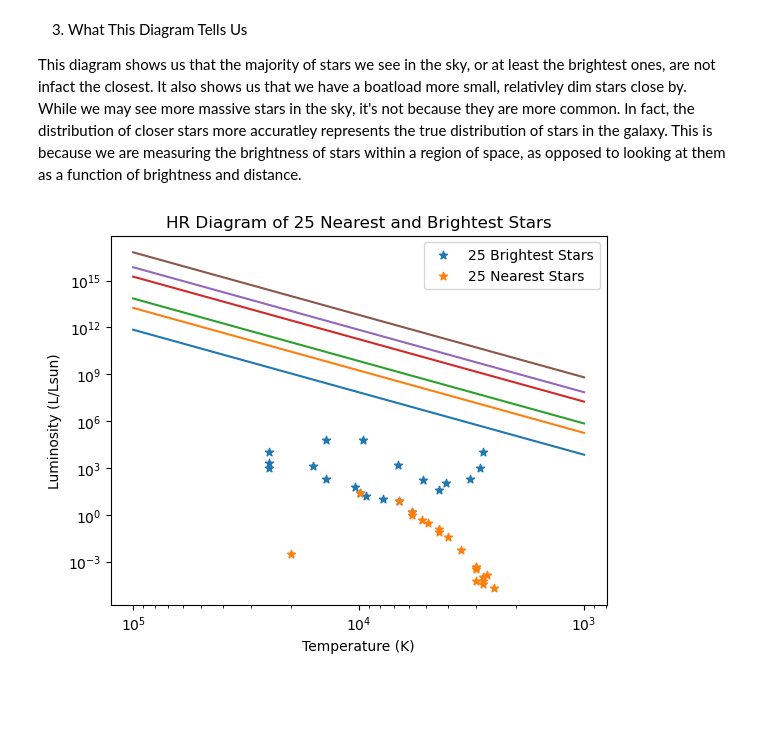
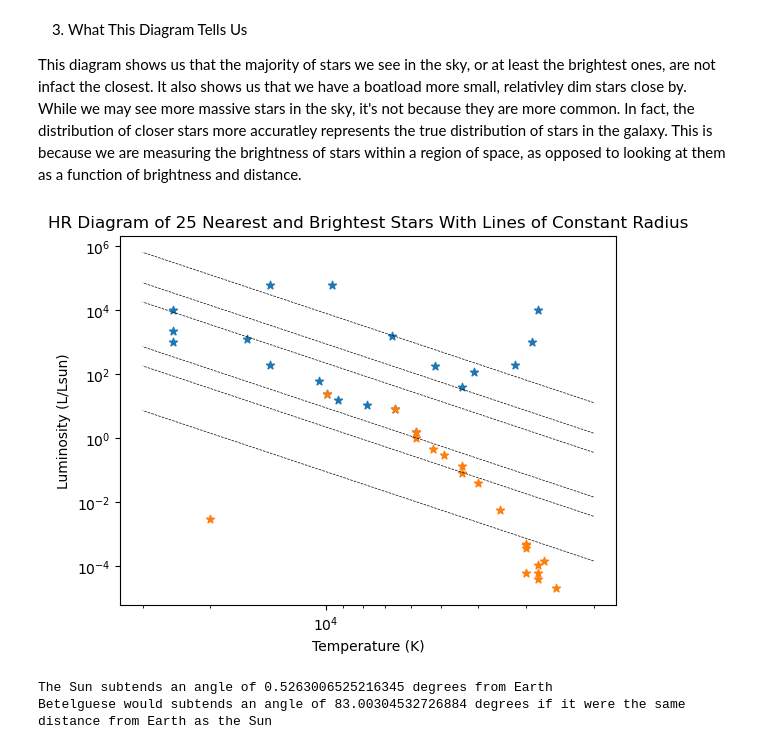
Before and after one commit to alexanderschatzberg/Physics, a Jupyter notebook: P_Sets/hr.ipynb, the cells around one changed output. Drawn from its saved outputs; the diff is of its cells as text; code cells hidden in the pictures; blank space fills up the shorter version.

```diff
--- a/P_Sets/hr.ipynb
+++ b/P_Sets/hr.ipynb
@@ -38,37 +38,55 @@ plt.gca().invert_xaxis()
 This diagram shows us that the majority of stars we see in the sky, or at least the brightest ones, are not infact the closest. It also shows us that we have a boatload more small, relativley dim stars close by. While we may see more massive stars in the sky, it's not because they are more common. In fact, the distribution of closer stars more accuratley represents the true distribution of stars in the galaxy. This is because we are measuring the brightness of stars within a region of space, as opposed to looking at them as a function of brightness and distance.
 # %%
 #4. Plot the HR diagram with lines of constant radius
-# L = 4*pi*r^2*sigma*T^4
 
 def hr_diagram(df):
-  plt.title('HR Diagram of 25 Nearest and Brightest Stars')
+  plt.title('HR Diagram of 25 Nearest and Brightest Stars With Lines of Constant Radius')
 
   plt.xlabel("Temperature (K)")
   plt.ylabel("Luminosity (L/Lsun)")
 
   plt.scatter(df["Temperature"], df["Luminosity"], marker="*")
 
   plt.xscale("log")
   plt.yscale("log")
 
 hr_diagram(brightest)
 hr_diagram(nearest)
 
-plt.legend(["25 Brightest Stars", "25 Nearest Stars"])
 
 plt.gca().invert_xaxis()
 
 
-boltzmann = 5.670374419e-8 #W/m^2K^4
+stefan_boltzmann = 5.670374419e-8 #W/m^2K^4
+lsun = 3.83e26 #W
+rsun = 695700000 #m
 
+# L = 4*pi*r^2*sigma*T^4
 def constant_radius(radius, temp):
-  return 4*np.pi*radius**2*boltzmann*temp**4
+  return (4*np.pi * stefan_boltzmann)*(radius**2)*(temp**4)/lsun
 
-temp = np.linspace(start = 1000, stop = 100000, num = 10000)
+temp = np.linspace(start = 2000, stop = 30000, num = 1000)
 
 radius = [0.1, 0.5, 1, 5, 10, 30]
 
 for i in radius:
-  plt.plot(temp, constant_radius(i, temp), color="black")
+  plt.plot(temp, constant_radius(i * rsun, temp), color="black", linestyle="dashed", linewidth=0.5)
 # %% [output]
-[figure, old version]
+[figure, new version]
+# %%
+#If the sun was the size of Betelguese, what would it look like from Earth
+
+diam_sun = 696340 * 1000 * 2
+diam_betelguese = diam_sun * 887
+dist_to_star = 1.5161e11
+
+sun_angle_subtended = np.degrees(np.arctan(diam_sun/dist_to_star))
+betelguese_angle_subtended = np.degrees(np.arctan(diam_betelguese/dist_to_star))
+
+print("The Sun subtends an angle of " + str(sun_angle_subtended) + " degrees from Earth")
+print("Betelguese would subtends an angle of " + str(betelguese_angle_subtended) + " degrees if it were the same distance from Earth as the Sun")
+
+#Betelguese would cover a massive swath of the sky
+# %% [output]
+The Sun subtends an angle of 0.5263006525216345 degrees from Earth
+Betelguese would subtends an angle of 83.00304532726884 degrees if it were the same distance from Earth as the Sun
```
